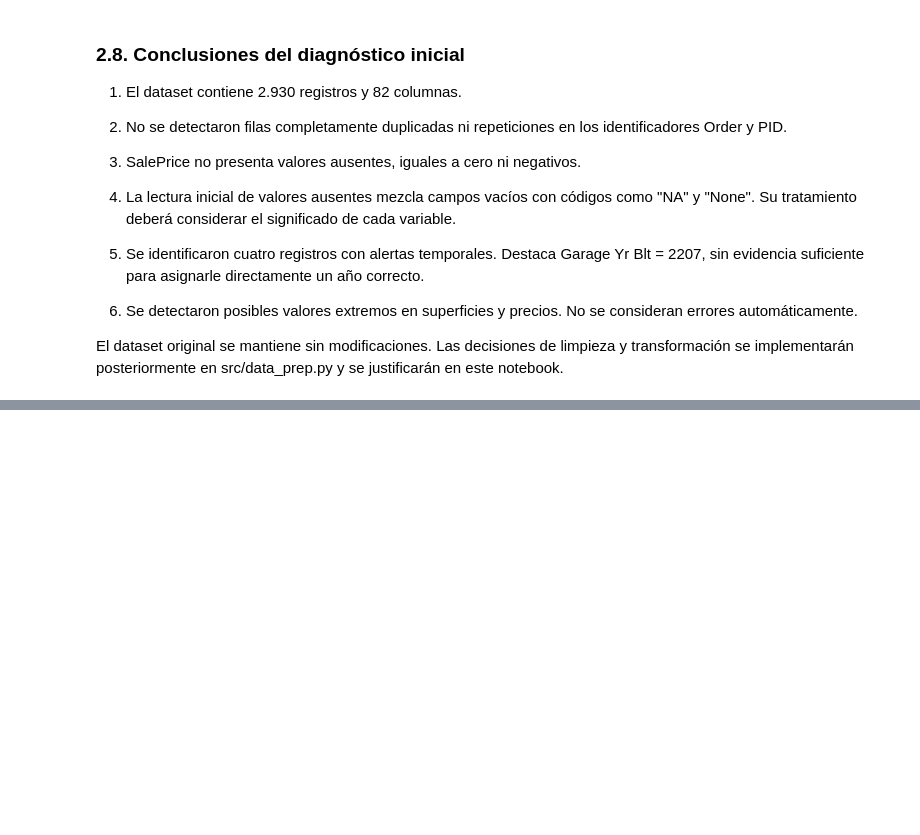
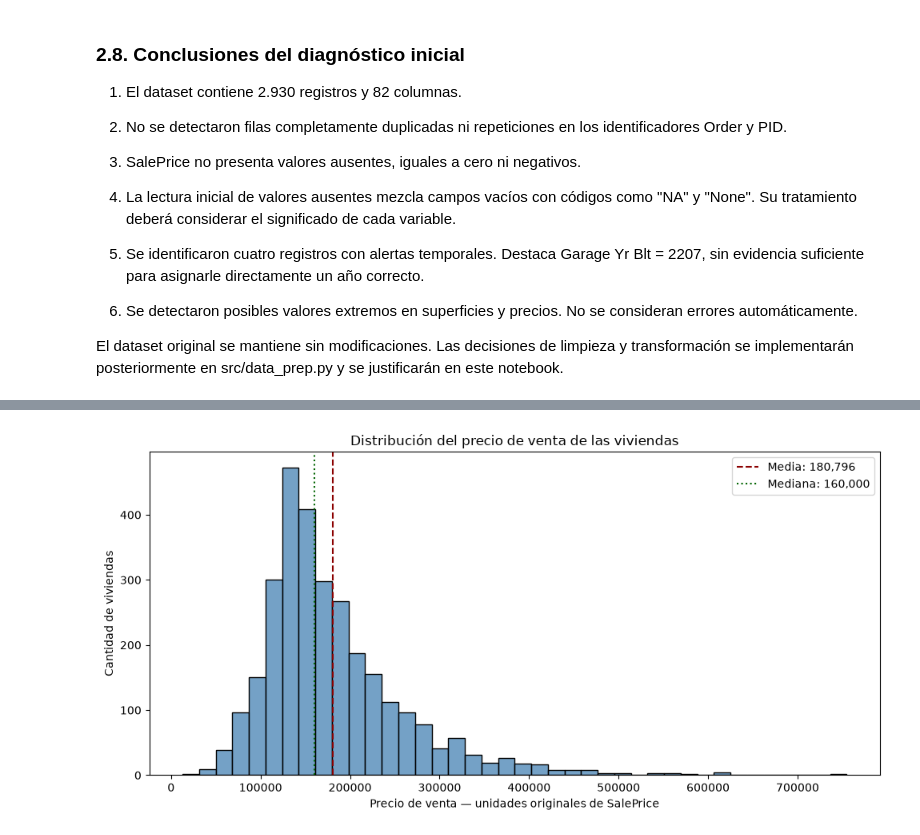
Before and after one commit to gpatrick20/Proyecto_ML_housing, a Jupyter notebook: notebooks/01_comprension_eda_preparacion.ipynb, the cells around one changed output, grey strips where cells are left out. Cells and saved outputs as stored; diff of their text form; code cells hidden in the pictures; blank space fills up the shorter version.

```diff
--- a/notebooks/01_comprension_eda_preparacion.ipynb
+++ b/notebooks/01_comprension_eda_preparacion.ipynb
@@ -459,0 +494,50 @@ src/data_prep.py y se justificarán en este notebook.
+# %%
+import matplotlib.pyplot as plt
+import seaborn as sns
+
+IMAGES_DIR = ROOT / "images"
+IMAGES_DIR.mkdir(parents=True, exist_ok=True)
+
+media_precio = df["SalePrice"].mean()
+mediana_precio = df["SalePrice"].median()
+
+fig, ax = plt.subplots(figsize=(10, 5))
+
+sns.histplot(
+    data=df,
+    x="SalePrice",
+    bins=40,
+    color="steelblue",
+    ax=ax
+)
+
+ax.axvline(
+    media_precio,
+    color="darkred",
+    linestyle="--",
+    label=f"Media: {media_precio:,.0f}"
+)
+
+ax.axvline(
+    mediana_precio,
+    color="darkgreen",
+    linestyle=":",
+    label=f"Mediana: {mediana_precio:,.0f}"
+)
+
+ax.set_title("Distribución del precio de venta de las viviendas")
+ax.set_xlabel("Precio de venta — unidades originales de SalePrice")
+ax.set_ylabel("Cantidad de viviendas")
+ax.legend()
+
+fig.tight_layout()
+
+fig.savefig(
+    IMAGES_DIR / "eda_distribucion_saleprice.png",
+    dpi=150,
+    bbox_inches="tight"
+)
+
+plt.show()
+# %% [output]
+[figure, added]
```
Also changed, not shown: parts of 24 cells of this notebook, 6 other files.
